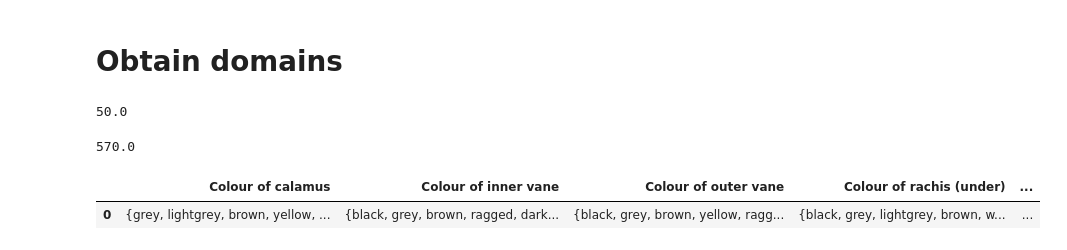
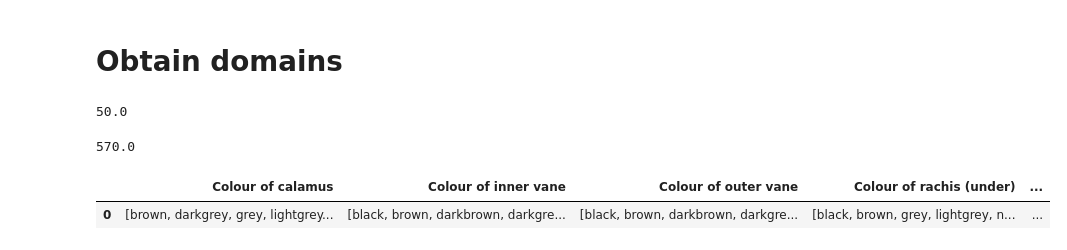
Before and after one commit to Maciej-GBS/SBC, a Jupyter notebook: knowledge/data-analysis.ipynb, the cells around one changed output. Drawn from its saved outputs; the diff is of its cells as text; code cells hidden in the pictures.

Commit message:
Inferred variables table template

```diff
--- a/knowledge/data-analysis.ipynb
+++ b/knowledge/data-analysis.ipynb
@@ -369,24 +369,24 @@ text_cols = ['Colour of calamus',
              'Colour of rachis (upper)',
              'Colour of upper vanes']
 # %%
-values_t = {x:df_t.loc[:,x].unique() for x in df_t.columns}
+values_t = {x:df_t.loc[:,x].unique().astype(str) for x in df_t.columns}
 # %%
 flat = {x:set() for x in set([k[1] for k in values_t])}
 for k in values_t:
     if k[1] in text_cols:
         l = []
         for x in values_t[k]:
-            if type(x) is str:
-                l += x.split(' ')
+            l += x.split(' ')
         flat[k[1]] = flat[k[1]].union(l)
     else:
         flat[k[1]] = flat[k[1]].union(values_t[k])
 # %%
 values_t = pd.DataFrame({k:[flat[k]] for k in flat}).sort_index(axis=1)
-# %%
-values_t
-# %% [output]
-|  | Colour of calamus | Colour of inner vane | Colour of outer vane | Colour of rachis (under) | ... |
-| 0 | {grey, lightgrey, brown, yellow, ... | {black, grey, brown, ragged, dark... | {black, grey, brown, yellow, ragg... | {black, grey, lightgrey, brown, w... | ... |
+# %%
+values_t = values_t.applymap(lambda x: sorted(x))
+values_t
+# %% [output]
+|  | Colour of calamus | Colour of inner vane | Colour of outer vane | Colour of rachis (under) | ... |
+| 0 | [brown, darkgrey, grey, lightgrey... | [black, brown, darkbrown, darkgre... | [black, brown, darkbrown, darkgre... | [black, brown, grey, lightgrey, n... | ... |
 # %%
 values_t.to_csv('domains.csv', index=False)
```
Also changed, not shown: parts of 1 cell of this notebook, 3 other files.
